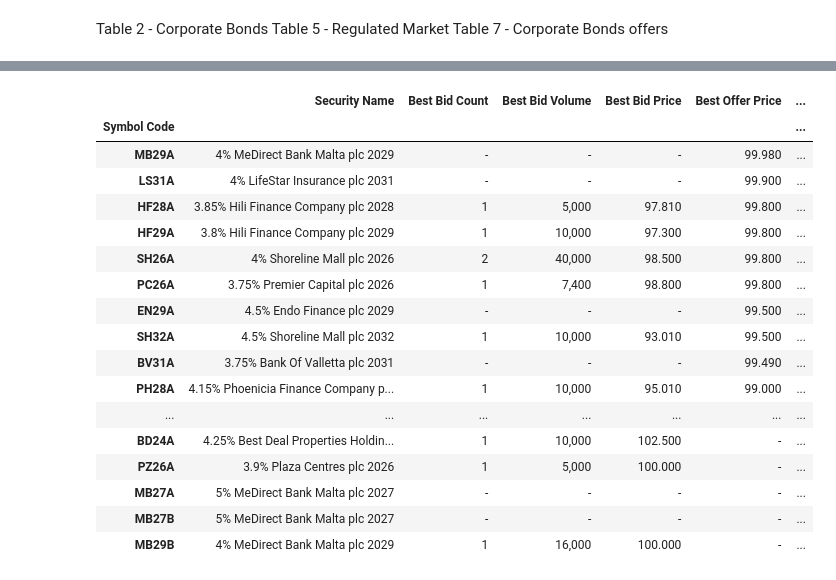
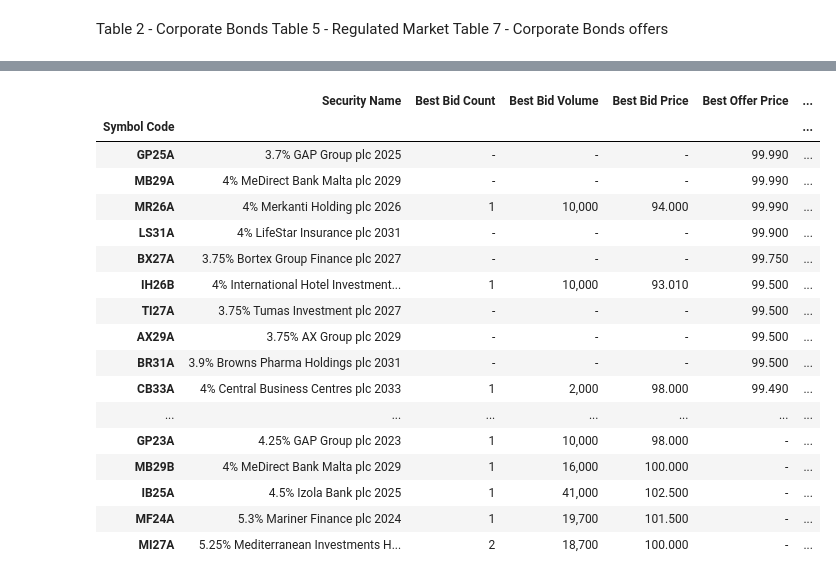
Before and after one commit to cgre23/Malta-Stock-Exchange, a Jupyter notebook: MSE_scrape.ipynb, the cells around one changed output, grey strips where cells are left out. Saved outputs shown, nothing was run; the diff lists cells and outputs as text; code cells hidden in the pictures.

```diff
--- a/MSE_scrape.ipynb
+++ b/MSE_scrape.ipynb
@@ -86,23 +72,23 @@ trades
 # %%
-offers = list_table[7].set_index('Symbol Code').sort_values(by=['Best Offer Price'], ascending=False)
+offers = list_table[6].set_index('Symbol Code').sort_values(by=['Best Offer Price'], ascending=False)
 offers
 # %% [output]
 |  | Security Name | Best Bid Count | Best Bid Volume | Best Bid Price | Best Offer Price | ... |
 | Symbol Code |  |  |  |  |  | ... |
-| MB29A | 4% MeDirect Bank Malta plc 2029 | - | - | - | 99.980 | ... |
+| GP25A | 3.7% GAP Group plc 2025 | - | - | - | 99.990 | ... |
+| MB29A | 4% MeDirect Bank Malta plc 2029 | - | - | - | 99.990 | ... |
+| MR26A | 4% Merkanti Holding plc 2026 | 1 | 10,000 | 94.000 | 99.990 | ... |
 | LS31A | 4% LifeStar Insurance plc 2031 | - | - | - | 99.900 | ... |
-| HF28A | 3.85% Hili Finance Company plc 2028 | 1 | 5,000 | 97.810 | 99.800 | ... |
-| HF29A | 3.8% Hili Finance Company plc 2029 | 1 | 10,000 | 97.300 | 99.800 | ... |
-| SH26A | 4% Shoreline Mall plc 2026 | 2 | 40,000 | 98.500 | 99.800 | ... |
-| PC26A | 3.75% Premier Capital plc 2026 | 1 | 7,400 | 98.800 | 99.800 | ... |
-| EN29A | 4.5% Endo Finance plc 2029 | - | - | - | 99.500 | ... |
-| SH32A | 4.5% Shoreline Mall plc 2032 | 1 | 10,000 | 93.010 | 99.500 | ... |
-| BV31A | 3.75% Bank Of Valletta plc 2031 | - | - | - | 99.490 | ... |
-| PH28A | 4.15% Phoenicia Finance Company p... | 1 | 10,000 | 95.010 | 99.000 | ... |
+| BX27A | 3.75% Bortex Group Finance plc 2027 | - | - | - | 99.750 | ... |
+| IH26B | 4% International Hotel Investment... | 1 | 10,000 | 93.010 | 99.500 | ... |
+| TI27A | 3.75% Tumas Investment plc 2027 | - | - | - | 99.500 | ... |
+| AX29A | 3.75% AX Group plc 2029 | - | - | - | 99.500 | ... |
+| BR31A | 3.9% Browns Pharma Holdings plc 2031 | - | - | - | 99.500 | ... |
+| CB33A | 4% Central Business Centres plc 2033 | 1 | 2,000 | 98.000 | 99.490 | ... |
 | ... | ... | ... | ... | ... | ... | ... |
-| BD24A | 4.25% Best Deal Properties Holdin... | 1 | 10,000 | 102.500 | - | ... |
-| PZ26A | 3.9% Plaza Centres plc 2026 | 1 | 5,000 | 100.000 | - | ... |
-| MB27A | 5% MeDirect Bank Malta plc 2027 | - | - | - | - | ... |
-| MB27B | 5% MeDirect Bank Malta plc 2027 | - | - | - | - | ... |
+| GP23A | 4.25% GAP Group plc 2023 | 1 | 10,000 | 98.000 | - | ... |
 | MB29B | 4% MeDirect Bank Malta plc 2029 | 1 | 16,000 | 100.000 | - | ... |
+| IB25A | 4.5% Izola Bank plc 2025 | 1 | 41,000 | 102.500 | - | ... |
+| MF24A | 5.3% Mariner Finance plc 2024 | 1 | 19,700 | 101.500 | - | ... |
+| MI27A | 5.25% Mediterranean Investments H... | 2 | 18,700 | 100.000 | - | ... |
 # %%
```
Also changed, not shown: parts of 6 cells of this notebook.
